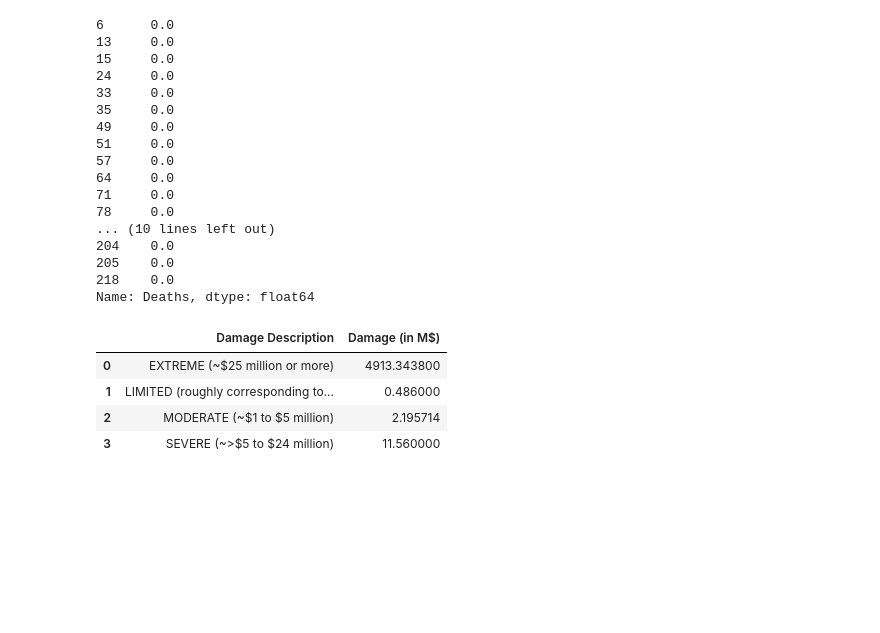
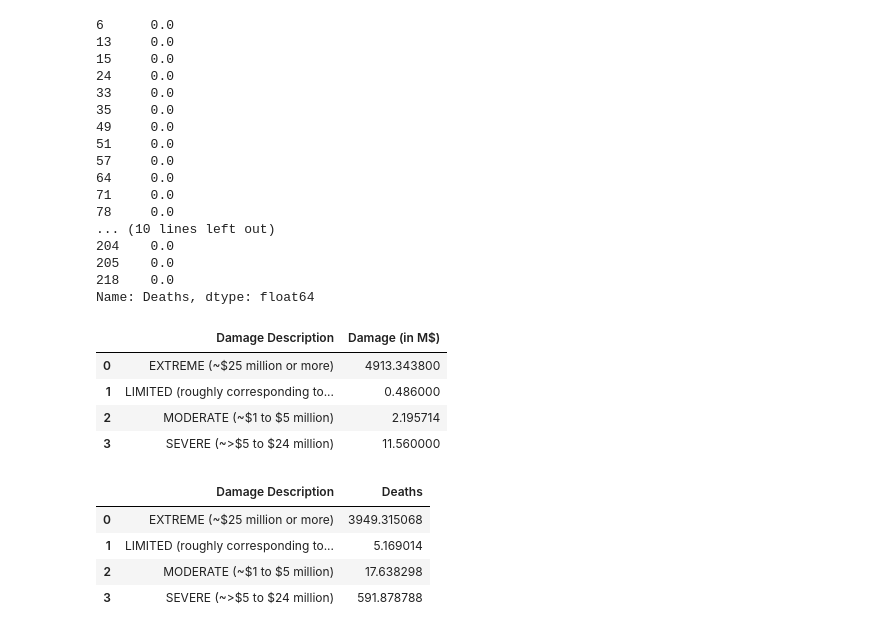
Before and after one commit to juancortezs07/Seismic-Alert-System, a Jupyter notebook: Data_transformation2.ipynb, the cells around one changed output. Saved outputs shown, nothing was run; the diff lists cells and outputs as text; code cells hidden in the pictures; blank space fills up the shorter version.

```diff
--- a/Data_transformation2.ipynb
+++ b/Data_transformation2.ipynb
@@ -338,5 +338,13 @@ db.groupby('Damage Description', as_index=False)['Damage (in M$)'].mean()
 | 1 | LIMITED (roughly corresponding to... | 0.486000 |
 | 2 | MODERATE (~$1 to $5 million) | 2.195714 |
 | 3 | SEVERE (~>$5 to $24 million) | 11.560000 |
+# %%
+db.groupby('Damage Description', as_index=False)['Deaths'].mean()
+# %% [output]
+|  | Damage Description | Deaths |
+| 0 | EXTREME (~$25 million or more) | 3949.315068 |
+| 1 | LIMITED (roughly corresponding to... | 5.169014 |
+| 2 | MODERATE (~$1 to $5 million) | 17.638298 |
+| 3 | SEVERE (~>$5 to $24 million) | 591.878788 |
 # %%
 db['Damage (in M$)'] = db['Damage (in M$)'].fillna(0)
```
Also changed, not shown: parts of 22 cells of this notebook.
